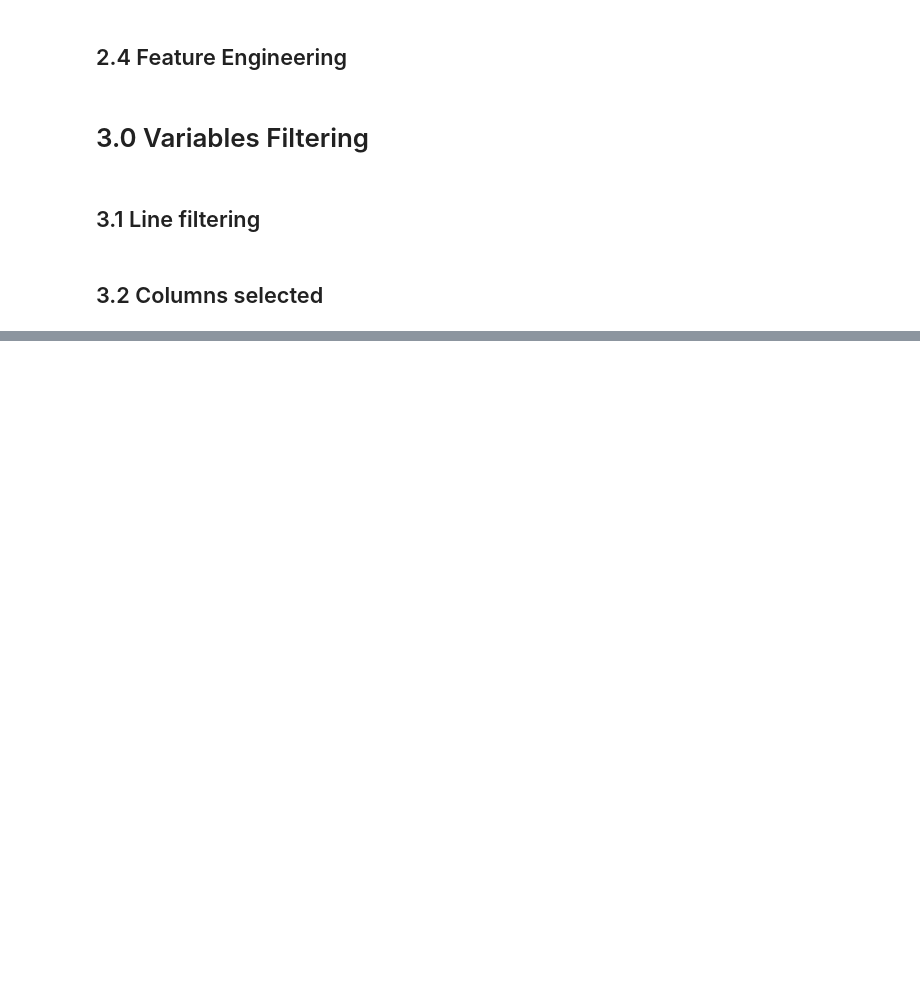
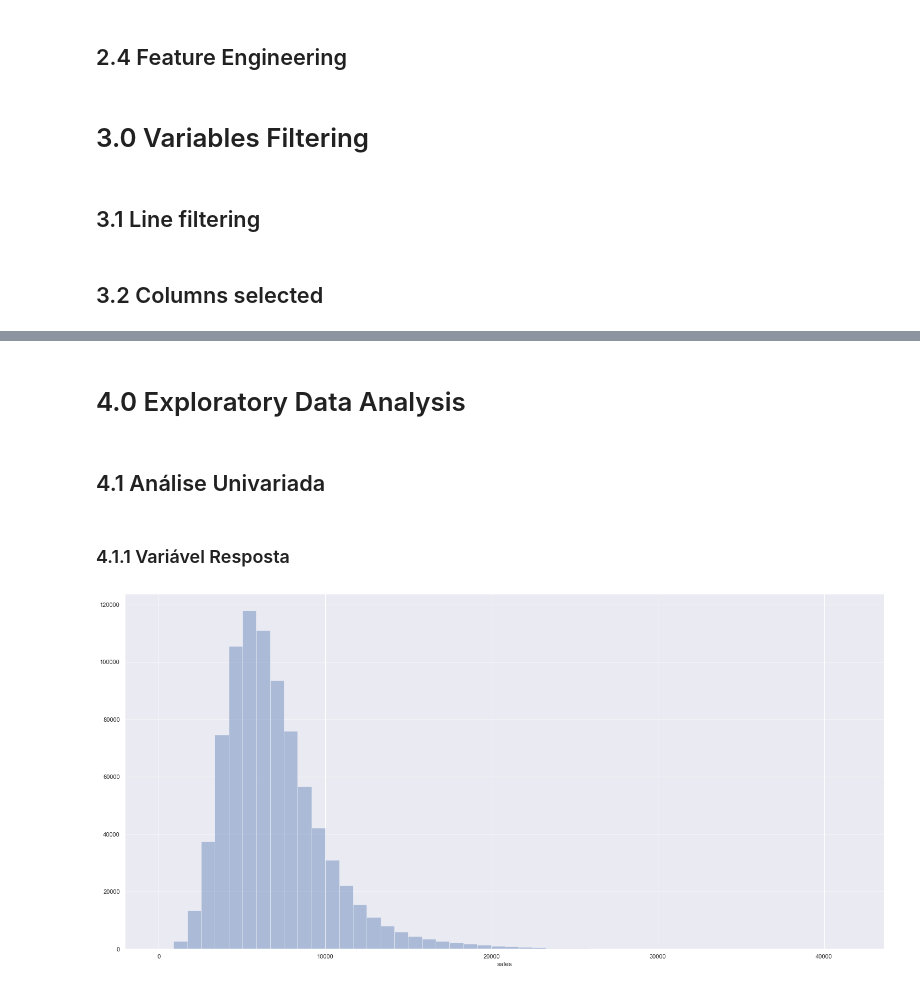
Before and after one commit to joaovitor-oliveira/RossmannSales, a Jupyter notebook: store_sales_prediction.ipynb, the cells around one changed output, grey strips where cells are left out. Saved outputs shown, nothing was run; the diff lists cells and outputs as text; code cells hidden in the pictures; blank space fills up the shorter version.

Commit message:
EDA - Análise univariada concluída

```diff
--- a/store_sales_prediction.ipynb
+++ b/store_sales_prediction.ipynb
@@ -359,3 +360,15 @@ df3.head().T
 | competition_time_month | 84 | 94 | 105 | 71 | 4 |
 | promo_since | 2015-07-27 00:00:00 | 2010-03-22 00:00:00 | 2011-03-28 00:00:00 | 2015-07-27 00:00:00 | 2015-07-27 00:00:00 |
 | promo_time_week | 0 | 279 | 226 | 0 | 0 |
+# %% [markdown]
+# 4.0 Exploratory Data Analysis
+# %%
+df4 = df3.copy()
+# %% [markdown]
+## 4.1 Análise Univariada
+# %% [markdown]
+### 4.1.1 Variável Resposta
+# %%
+sns.distplot(df4["sales"], kde=False);
+# %% [output]
+[figure, added]
```
Also changed, not shown: parts of 5 cells of this notebook.
